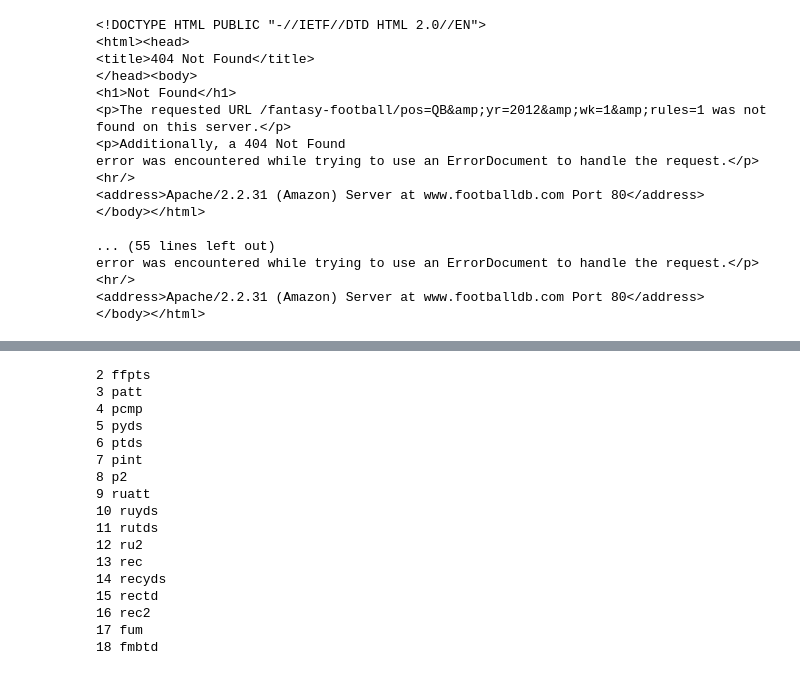
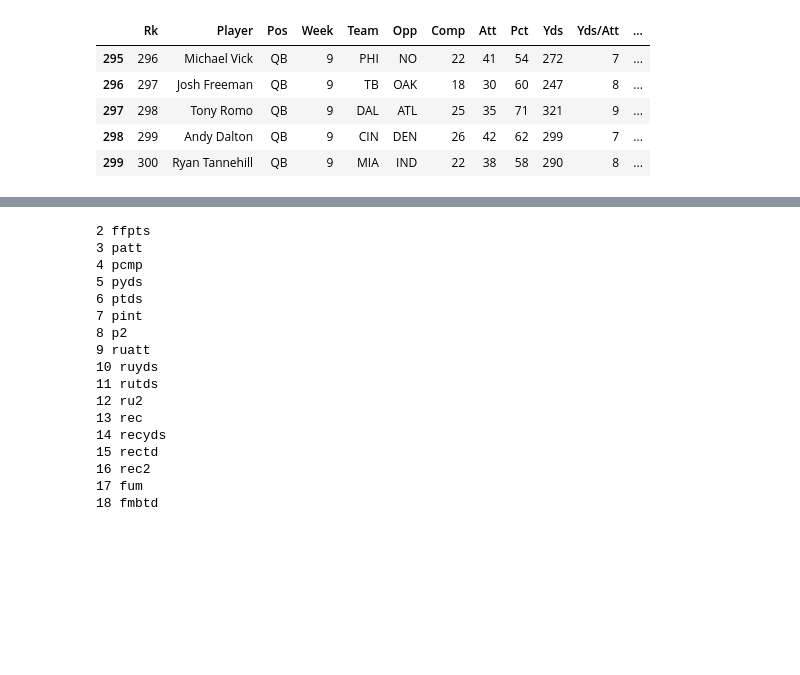
Before and after one commit to rdwyere873/draftkings, a Jupyter notebook: webpage_to_dataframe/qb.ipynb, the cells around one changed output, grey strips where cells are left out. Cells and saved outputs as stored; diff of their text form; code cells hidden in the pictures; blank space fills up the shorter version.

```diff
--- a/webpage_to_dataframe/qb.ipynb
+++ b/webpage_to_dataframe/qb.ipynb
@@ -12,3 +46,12 @@ import time
+# %%
+df.tail()
+# %% [output]
+|  | Rk | Player | Pos | Week | Team | Opp | Comp | Att | Pct | Yds | Yds/Att | ... |
+| 295 | 296 | Michael Vick | QB | 9 | PHI | NO | 22 | 41 | 54 | 272 | 7 | ... |
+| 296 | 297 | Josh Freeman | QB | 9 | TB | OAK | 18 | 30 | 60 | 247 | 8 | ... |
+| 297 | 298 | Tony Romo | QB | 9 | DAL | ATL | 25 | 35 | 71 | 321 | 9 | ... |
+| 298 | 299 | Andy Dalton | QB | 9 | CIN | DEN | 26 | 42 | 62 | 299 | 7 | ... |
+| 299 | 300 | Ryan Tannehill | QB | 9 | MIA | IND | 22 | 38 | 58 | 290 | 8 | ... |
 # %%
 position = ['QB', 'RB', 'WR', 'TE', 'DST', 'K']
 week = ['1','2','3','4', '5','6','7','8','9','10','11','12','13','14','15','16','17']
@@ -16,36 +59,3 @@ season = ['2012', '2013','2014','2015','2016']
 # %%
 columns = ['player_id', 'name', 'team', 'vs', 'ffpts', 'patt', 'pcmp', 'pyds', 'ptds', 'pint', 'p2', 'ruatt', 'ruyds','rutds', 'ru2', 'rec', 'recyds', 'rectd', 'rec2', 'fum', 'fmbtd']
 pos_week = pd.DataFrame(columns)
-# %%
-for val in position:
-    urlparse('http://www.footballdb.com/fantasy-football/index.html?pos={}&yr=2012&wk=1&rules=1')
-    query = 'pos={}&yr=2012&wk=1&rules=1'.format(val)
-    r = requests.get(urljoin('http://www.footballdb.com/fantasy-football/index.html?pos={}&yr=2012&wk=1&rules=1', query))
-    html = r.content
-    bsobj = BeautifulSoup(html, 'lxml')
-    print(bsobj)
-#     val= []
-#     for item in (bsobj.tbody({'a':'href'})):
-#         if '.' not in item.get_text():
-#             val.append(item.get_text())
-
-#     qb_1['name'] = qb_list
-#     qb_1['player_id'] = qb.index + 1
-# %% [output]
-<!DOCTYPE HTML PUBLIC "-//IETF//DTD HTML 2.0//EN">
-<html><head>
-<title>404 Not Found</title>
-</head><body>
-<h1>Not Found</h1>
-<p>The requested URL /fantasy-football/pos=QB&amp;yr=2012&amp;wk=1&amp;rules=1 was not found on this server.</p>
-<p>Additionally, a 404 Not Found
-error was encountered while trying to use an ErrorDocument to handle the request.</p>
-<hr/>
-<address>Apache/2.2.31 (Amazon) Server at www.footballdb.com Port 80</address>
-</body></html>
-
-... (55 lines left out)
-error was encountered while trying to use an ErrorDocument to handle the request.</p>
-<hr/>
-<address>Apache/2.2.31 (Amazon) Server at www.footballdb.com Port 80</address>
-</body></html>
```
Also changed, not shown: parts of 26 cells of this notebook, 3 other files.
